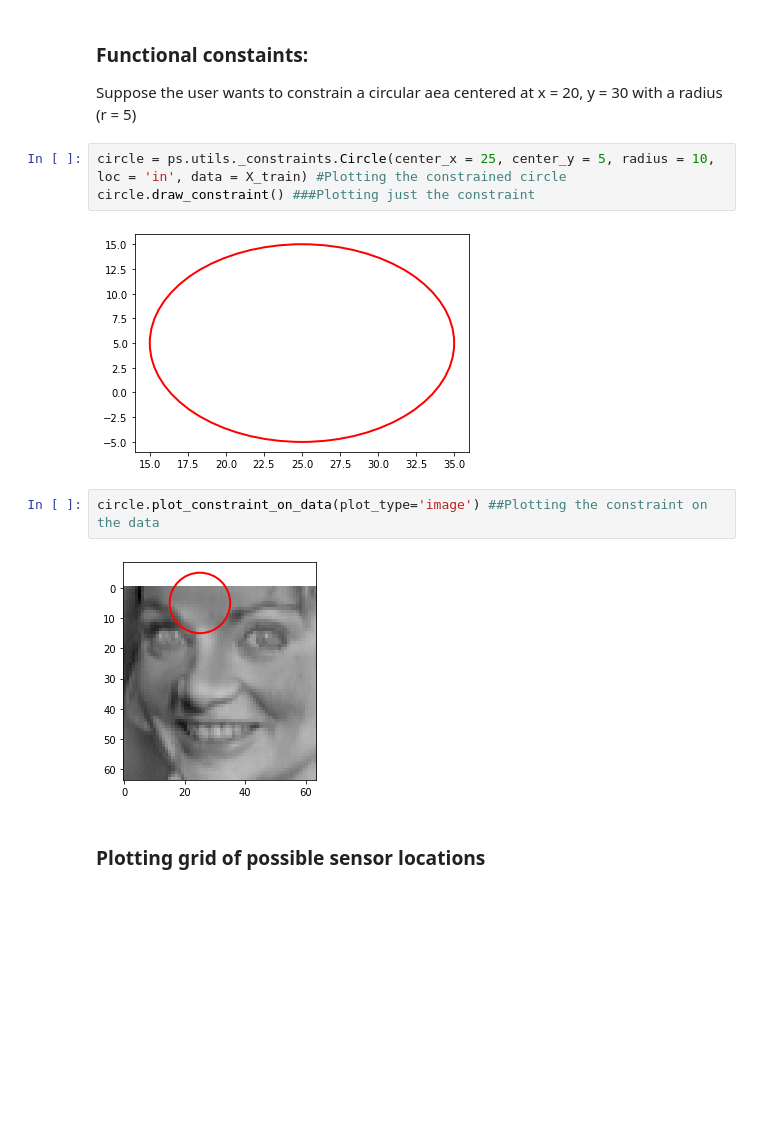
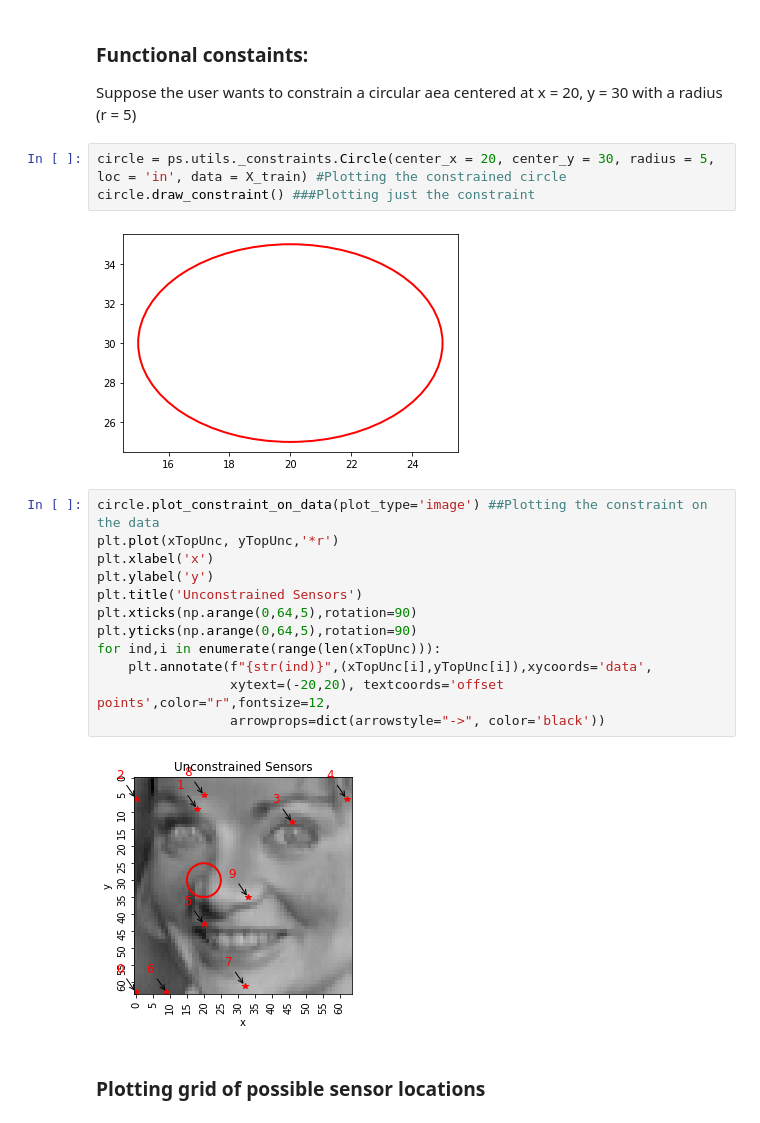
Before and after one commit to dynamicslab/pysensors, a Jupyter notebook: examples/functional_constraints_class.ipynb, the cells around one changed output. Drawn from its saved outputs; the diff is of its cells as text; blank space fills up the shorter version.

```diff
--- a/examples/functional_constraints_class.ipynb
+++ b/examples/functional_constraints_class.ipynb
@@ -99,14 +142,24 @@ for ind,i in enumerate(range(len(xTopUnc))):
 
 Suppose the user wants to constrain a circular aea centered at x = 20, y = 30 with a radius (r = 5)
 # %%
-circle = ps.utils._constraints.Circle(center_x = 25, center_y = 5, radius = 10, loc = 'in', data = X_train) #Plotting the constrained circle
+circle = ps.utils._constraints.Circle(center_x = 20, center_y = 30, radius = 5, loc = 'in', data = X_train) #Plotting the constrained circle
 circle.draw_constraint() ###Plotting just the constraint
 # %% [output]
-[figure, old version]
+[figure, new version]
-# %%
-circle.plot_constraint_on_data(plot_type='image') ##Plotting the constraint on the data
-# %% [output]
-[figure, removed]
+# %%
+circle.plot_constraint_on_data(plot_type='image') ##Plotting the constraint on the data
+plt.plot(xTopUnc, yTopUnc,'*r')
+plt.xlabel('x')
+plt.ylabel('y')
+plt.title('Unconstrained Sensors')
+plt.xticks(np.arange(0,64,5),rotation=90)
+plt.yticks(np.arange(0,64,5),rotation=90)
+for ind,i in enumerate(range(len(xTopUnc))):
+    plt.annotate(f"{str(ind)}",(xTopUnc[i],yTopUnc[i]),xycoords='data',
+                 xytext=(-20,20), textcoords='offset points',color="r",fontsize=12,
+                 arrowprops=dict(arrowstyle="->", color='black'))
+# %% [output]
+[figure, added]
 # %% [markdown]
 ### Plotting grid of possible sensor locations
 # %%
```
Also changed, not shown: parts of 32 cells of this notebook, 4 other files.
